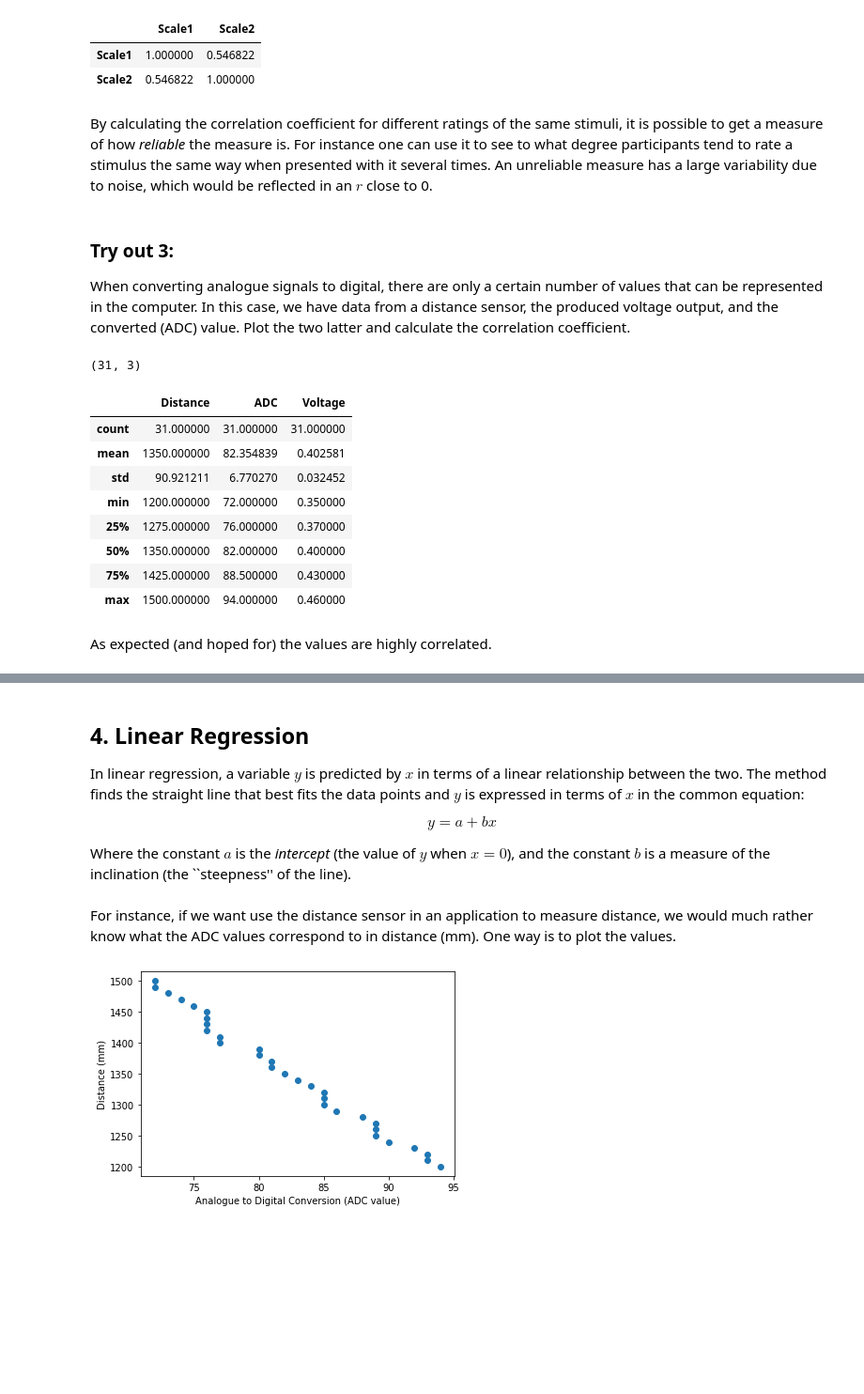
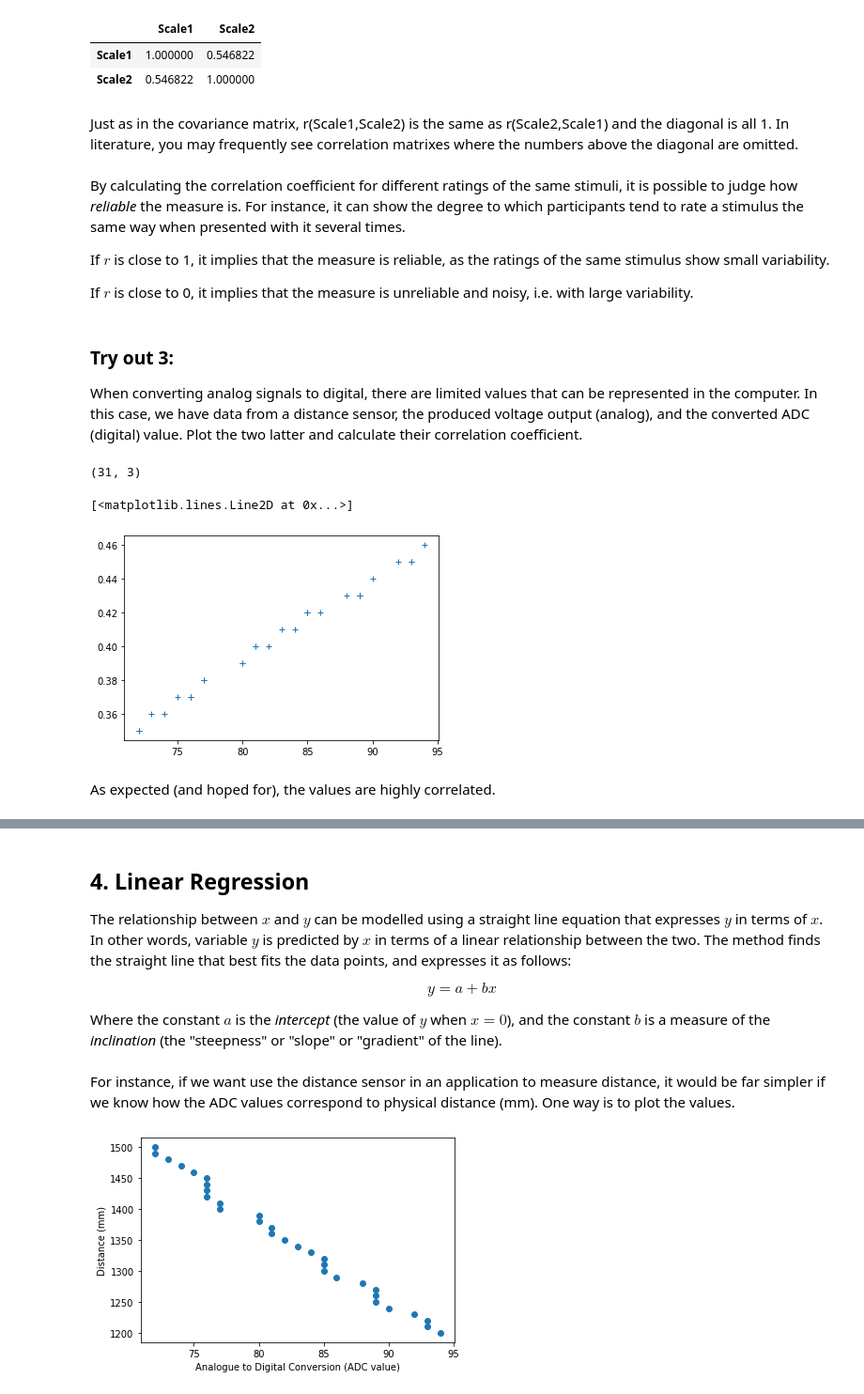
Before and after one commit to sofiadahl/Design_and_Analysis_of_Experiments, a Jupyter notebook: DAE5_Correlation.ipynb, the cells around one changed output, grey strips where cells are left out. Shown at 94% size. Saved outputs shown, nothing was run; the diff lists cells and outputs as text; code cells hidden in the pictures; blank space fills up the shorter version.

```diff
--- a/DAE5_Correlation.ipynb
+++ b/DAE5_Correlation.ipynb
@@ -126,14 +148,20 @@ data.corr()
 |  | Scale1 | Scale2 |
 | Scale1 | 1.000000 | 0.546822 |
 | Scale2 | 0.546822 | 1.000000 |
+# %% [markdown]
+Just as in the covariance matrix, r(Scale1,Scale2) is the same as r(Scale2,Scale1) and the diagonal is all 1. In literature, you may frequently see correlation matrixes where the numbers above the diagonal are omitted.
 # %% [markdown]
-By calculating the correlation coefficient for different ratings of the same stimuli, it is possible to get a measure of how *reliable* the measure is. For instance one can use it to see to what degree participants tend to rate a stimulus the same way when presented with it several times. An unreliable measure has a large variability due to noise, which would be reflected in an $r$ close to 0.
+By calculating the correlation coefficient for different ratings of the same stimuli, it is possible to judge how *reliable* the measure is. For instance, it can show the degree to which participants tend to rate a stimulus the same way when presented with it several times.
+
+If $r$ is close to 1, it implies that the measure is reliable, as the ratings of the same stimulus show small variability.
+
+If $r$ is close to 0, it implies that the measure is unreliable and noisy, i.e. with large variability.
 # %% [markdown]
 ### Try out 3:
-When converting analogue signals to digital, there are only a certain number of values that can be represented in the computer.
-In this case, we have data from a distance sensor, the produced voltage output, and the converted (ADC) value. Plot the two latter and calculate the correlation coefficient.
+When converting analog signals to digital, there are limited values that can be represented in the computer.
+In this case, we have data from a distance sensor, the produced voltage output (analog), and the converted ADC (digital) value. Plot the two latter and calculate their correlation coefficient.
 # %%
-#Here is an excerpt from the data:
+# Here is an excerpt from the data:
 array=np.array([[1200,94,0.46],
 [1210,93,0.45],
 [1220,93,0.45],
@@ -153,60 +181,52 @@ array=np.array([[1200,94,0.46],
 [1360,81,0.40],
 [1370,81,0.40],
 [1380,80,0.39],
 [1390,80,0.39],
 [1400,77,0.38],
 [1410,77,0.38],
 [1420,76,0.37],
 [1430,76,0.37],
 [1440,76,0.37],
 [1450,76,0.37],
 [1460,75,0.37],
 [1470,74,0.36],
 [1480,73,0.36],
 [1490,72,0.35],
 [1500,72,0.35]])
 
-#And to make it convenient we put this in a data frame with index for the participants
+# And to make it convenient we put this in a data frame with index for the participants
 index = [f'participant_{num}' for num in range(array.shape[0])] #generate row index for all entries
 
 sensor= pd.DataFrame(array, columns=(["Distance","ADC", "Voltage"]), index=index)
 
 #check the format of data frame
 print(sensor.shape)
 
 sensor.describe()
 
 #one way to plot
-#plt.plot(sensor.ADC, sensor.Voltage, '+')
+plt.plot(sensor.ADC, sensor.Voltage, '+')
 
 #calculate correlation as above
 # %% [output]
 (31, 3)
-|  | Distance | ADC | Voltage |
-| count | 31.000000 | 31.000000 | 31.000000 |
-| mean | 1350.000000 | 82.354839 | 0.402581 |
-| std | 90.921211 | 6.770270 | 0.032452 |
-| min | 1200.000000 | 72.000000 | 0.350000 |
-| 25% | 1275.000000 | 76.000000 | 0.370000 |
-| 50% | 1350.000000 | 82.000000 | 0.400000 |
-| 75% | 1425.000000 | 88.500000 | 0.430000 |
-| max | 1500.000000 | 94.000000 | 0.460000 |
+[<matplotlib.lines.Line2D at 0x...>]
+[figure, added]
 # %% [markdown]
-As expected (and hoped for) the values are highly correlated.
+As expected (and hoped for), the values are highly correlated.
 # %% [markdown]
 <a id= 'Regression'> </a>
 # %% [markdown]
 ## 4. Linear Regression
 
-
-In linear regression, a variable $y$ is predicted by $x$ in terms of a linear relationship between the two. The method finds the straight line that best fits the data points and $y$ is expressed in terms of $x$ in the common equation:
+The relationship between $x$ and $y$ can be modelled using a straight line equation that expresses $y$ in terms of $x$. In other words, variable $y$ is predicted by $x$ in terms of a linear relationship between the two. The method finds the straight line that best fits the data points, and expresses it as follows:
 
 $$y=a+bx$$
 
-Where the constant $a$ is the *intercept* (the value of $y$ when $x=0$), and the constant $b$ is a measure of the inclination (the ``steepness'' of the line).
+Where the constant $a$ is the *intercept* (the value of $y$ when $x=0$), and the constant $b$ is a measure of the *inclination* (the "steepness" or "slope" or "gradient" of the line).
 # %% [markdown]
 
-For instance, if we want use the distance sensor in an application to measure distance, we would much rather know what the ADC values correspond to in distance (mm). One way is to plot the values.
+For instance, if we want use the distance sensor in an application to measure distance, it would be far simpler if we know how the ADC values correspond to physical distance (mm). One way is to plot the values.
 # %%
 plt.scatter(sensor.ADC,sensor.Distance)
 plt.xlabel('Analogue to Digital Conversion (ADC value)')
```
Also changed, not shown: parts of 17 cells of this notebook.
